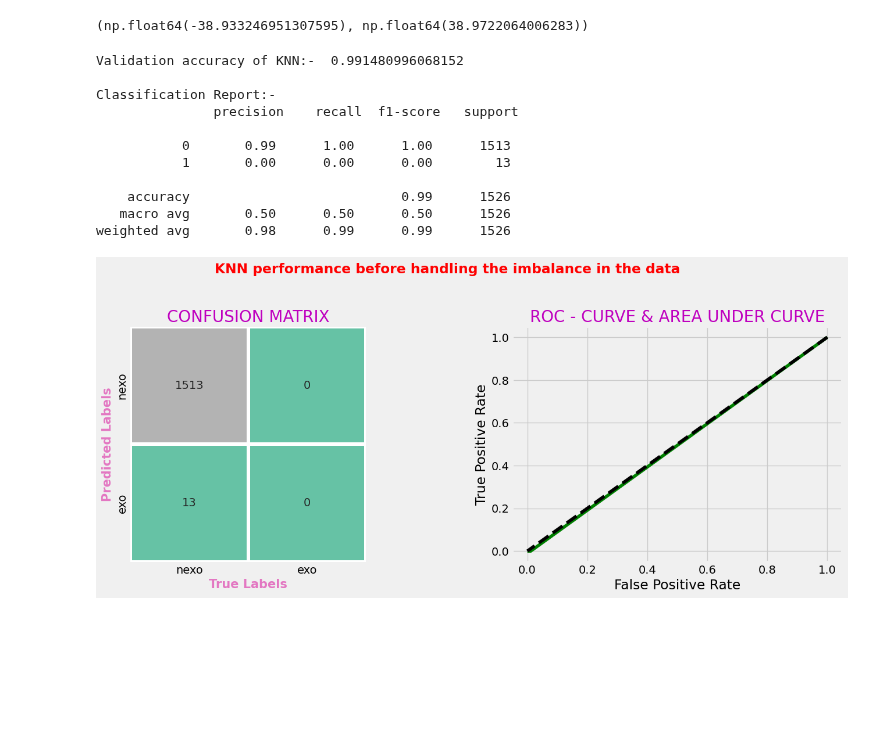
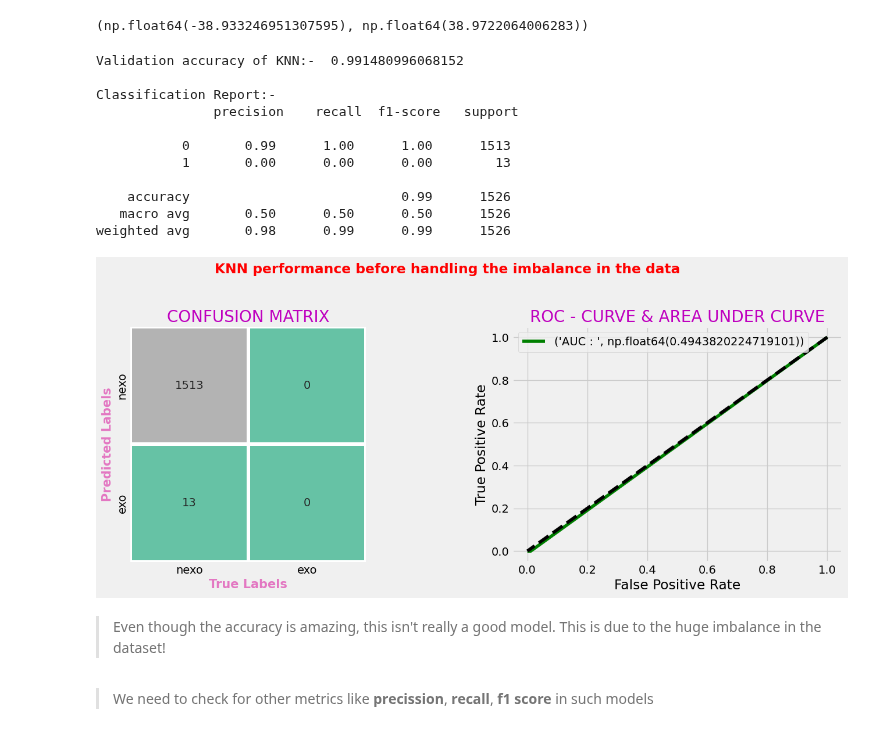
Before and after one commit to mahursh/Exoplanets_Hunting_with_ML, a Jupyter notebook: Exoplanets_.ipynb, the cells around one changed output. Saved outputs shown, nothing was run; the diff lists cells and outputs as text; code cells hidden in the pictures; blank space fills up the shorter version.

```diff
--- a/Exoplanets_.ipynb
+++ b/Exoplanets_.ipynb
@@ -336,31 +337,36 @@ plt.figure(figsize=(15, 11))
 plt.subplots_adjust(wspace = 0.3)
 plt.suptitle("KNN performance before handling the imbalance in the data ", color= 'r', weight='bold')
 plt.subplot(221)
 sns.heatmap(confusion_matrix(y_test, y_pred), annot = True, cmap="Set2", fmt ="d", linewidths= 3, cbar= False, xticklabels=['nexo', 'exo'], yticklabels=['nexo', 'exo'], square = True)
 plt.xlabel("True Labels", fontsize = 15, weight = 'bold' , color = 'tab:pink')
 plt.ylabel("Predicted Labels", fontsize = 15, weight = 'bold' , color = 'tab:pink')
 plt.title("CONFUSION MATRIX", fontsize = 20, color='m')
 
 # ROC Curve and Area under the curve plotting
 predicting_probabilites = knn_classifier.predict_proba(X_test_sc)[:, 1]
 fpr, tpr, thresholds = roc_curve(y_test, predicting_probabilites)
 plt.subplot(222)
 plt.plot(fpr, tpr, label = ("AUC : ", auc(fpr, tpr)), color ='g')
 plt.plot([1, 0], [1, 0], "k--")
+plt.legend()
 plt.xlabel('False Positive Rate')
 plt.ylabel('True Positive Rate')
 plt.title("ROC - CURVE & AREA UNDER CURVE" , fontsize=20, color= 'm')
 plt.show()
 # %% [output]
 Validation accuracy of KNN:-  0.991480996068152
 
 Classification Report:-
                precision    recall  f1-score   support
 
            0       0.99      1.00      1.00      1513
            1       0.00      0.00      0.00        13
 
     accuracy                           0.99      1526
    macro avg       0.50      0.50      0.50      1526
 weighted avg       0.98      0.99      0.99      1526
-[figure, old version]
+[figure, new version]
+# %% [markdown]
+> Even though the accuracy is amazing, this isn't really a good model. This is due to the huge imbalance in the dataset!
+# %% [markdown]
+> We need to check for other metrics like **precission**, **recall**, **f1 score** in such models
```
Also changed, not shown: parts of 1 cell of this notebook.
